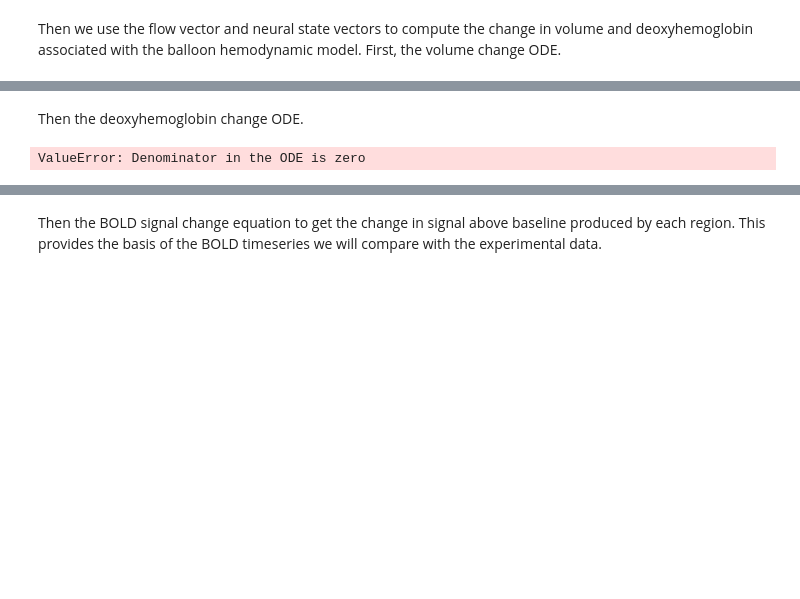
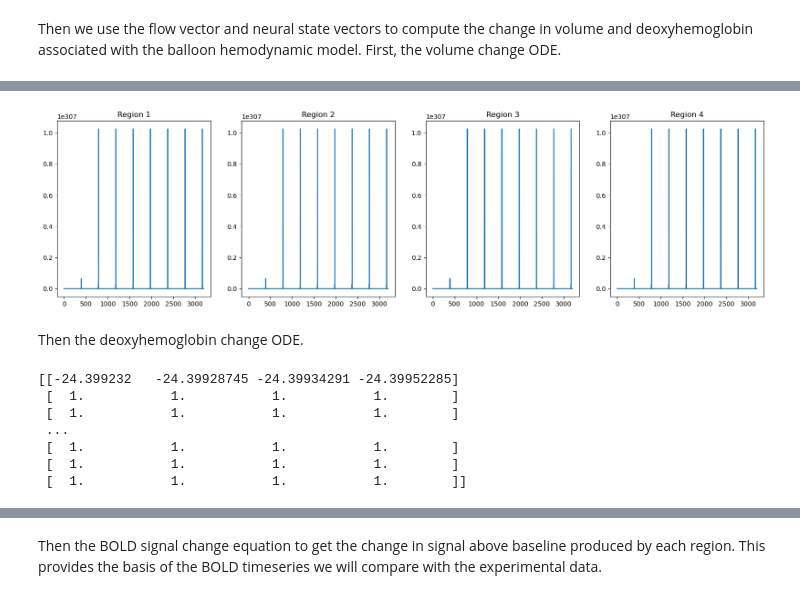
Before and after one commit to cyneuro/neuro_communication, a Jupyter notebook: DCM_tutorial.ipynb, the cells around one changed output, grey strips where cells are left out. Saved outputs shown, nothing was run; the diff lists cells and outputs as text; code cells hidden in the pictures; blank space fills up the shorter version.

```diff
--- a/DCM_tutorial.ipynb
+++ b/DCM_tutorial.ipynb
@@ -445,3 +495,22 @@ KeyboardInterrupt:
+# %%
+# Plotting the volume vector for each region
+fig, ax = plt.subplots(1, 4, figsize = (20, 5))
+
+ax.flatten()[0].plot(volume_vec[:,0])
+ax.flatten()[0].set_title("Region 1")
+
+ax.flatten()[1].plot(volume_vec[:,1])
+ax.flatten()[1].set_title("Region 2")
+
+ax.flatten()[2].plot(volume_vec[:,2])
+ax.flatten()[2].set_title("Region 3")
+
+ax.flatten()[3].plot(volume_vec[:,3])
+ax.flatten()[3].set_title("Region 4")
+
+fig.subplots_adjust(hspace = 0.8)
+# %% [output]
+[figure, added]
 # %% [markdown]
 Then the deoxyhemoglobin change ODE.
 # %%
@@ -449,23 +518,28 @@ E0 = 0.4 # Resting oxygen extraction fraction (static)
 
 # For a single region at a single timepoint...
 def dHb_ode(t, q, v, f, E0, alpha, tau):
-    if v == 0 or tau == 0 or E0 == 0 or f == 0:
-        raise ValueError("Denominator in the ODE is zero")
-    dqdt = (1/tau) * ((f/E0) * (1 - (1 - E0)^(1/f)) - v^(1/alpha) * (q/v)) # Raising constant to a vector
+    dqdt = ((1/tau) * ((f/E0) * (1 - (1 - E0)**(1/f)) - v**(1/alpha) * (q/v)))/(q) # Raising constant to a vector
     return dqdt
 
 dHb_vec = np.empty((3200, 4))
 
 q0 = [0]
 for region in range(4):
-    for index in range(3200):
+    for index in range(1, 3200):
+        #print("region", region, "index", index)
         t = index * 3.6
 
         # Solve ODE
         q = solve_ivp(dHb_ode, (t-1, t), q0, args=(volume_vec[index, region], flow_vec[index, region], E0, alpha, tau))
 
-        dHb_vec[index, region] = q.y[:, -1]
+        dHb_vec[index, region] = np.exp(q.y[:, -1])
 
 print(dHb_vec)
 # %% [output]
-ValueError: Denominator in the ODE is zero
+[[-24.399232   -24.39928745 -24.39934291 -24.39952285]
+ [  1.           1.           1.           1.        ]
+ [  1.           1.           1.           1.        ]
+ ...
+ [  1.           1.           1.           1.        ]
+ [  1.           1.           1.           1.        ]
+ [  1.           1.           1.           1.        ]]
```
Also changed, not shown: parts of 12 cells of this notebook.
